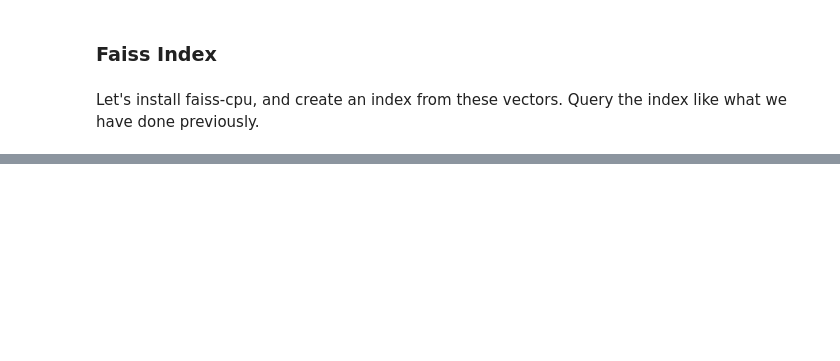
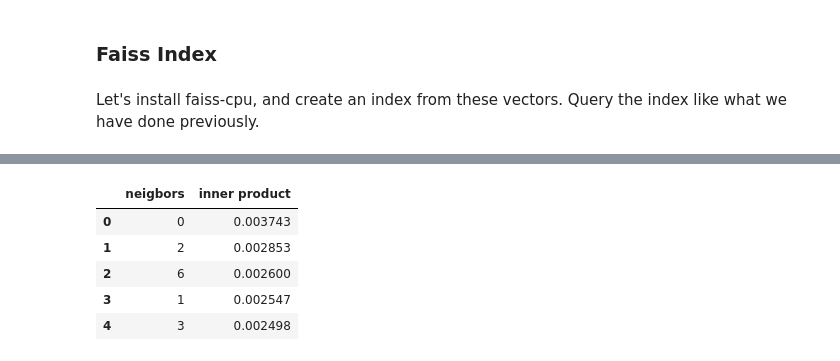
Before and after one commit to criteo-research/master-iasd, a Jupyter notebook: module3/session6/td4-part2-matrix-factorization-solution.ipynb, the cells around one changed output, grey strips where cells are left out. Saved outputs shown, nothing was run; the diff lists cells and outputs as text; code cells hidden in the pictures; blank space fills up the shorter version.

```diff
--- a/module3/session6/td4-part2-matrix-factorization-solution.ipynb
+++ b/module3/session6/td4-part2-matrix-factorization-solution.ipynb
@@ -301,0 +437,11 @@ for row in rows:
+# %%
+%%time
+
+pmi_pdf = (
+    pmi_df
+    .join(vocabulary_df.withColumnRenamed("movieId", "movieId1"), on="movieId1")
+    .withColumnRenamed("index", "i")
+    .join(vocabulary_df.withColumnRenamed("movieId", "movieId2"), on="movieId2")
+    .withColumnRenamed("index", "j")
+    .select("i", "j", "pmi")
+).toPandas()
@@ -301,0 +451,8 @@ for row in rows:
+# %%
+from scipy.sparse import coo_matrix
+pmi_matrix = coo_matrix((pmi_pdf["pmi"].values, (pmi_pdf["i"].values, pmi_pdf["j"].values)))
+# We have built only the triangular matrix
+pmi_matrix = pmi_matrix + pmi_matrix.transpose()
+print(
+    f"We have a sparse {pmi_matrix.shape} PMI matrix with {len(pmi_matrix.nonzero()[0]):,} entries"
+)
@@ -304,5 +463,5 @@ Use the scikit-learn implementation of SVD https://scikit-learn.org/stable/modul
 # %%
 from sklearn.decomposition import TruncatedSVD
 svd = TruncatedSVD(n_components=30, random_state=42)
-svd.fit(matrix)
+svd.fit(pmi_matrix)
 # %% [output]
@@ -319,6 +475,7 @@ Let's install faiss-cpu, and create an index from these vectors. Query the index
 # %%
 # create faiss index
 import faiss
-index = faiss.IndexFlatL2(components_.shape[0])
-faiss_matrix = svd.components_.transpose().astype('float32')
-index.add(faiss_matrix)
+
+movie_embeddings = svd.components_.transpose().astype('float32')
+index = faiss.IndexFlatIP(movie_embeddings.shape[1])
+index.add(movie_embeddings)
@@ -343,0 +482,10 @@ analyze(14, 10)
+# %%
+inner_product, neighbors = index.search(movie_embeddings[0].reshape(1, -1), 5)
+pd.DataFrame({"neigbors": neighbors[0], "inner product": inner_product[0]})
+# %% [output]
+|  | neigbors | inner product |
+| 0 | 0 | 0.003743 |
+| 1 | 2 | 0.002853 |
+| 2 | 6 | 0.002600 |
+| 3 | 1 | 0.002547 |
+| 4 | 3 | 0.002498 |
```
Also changed, not shown: parts of 70 cells of this notebook, 1 other file.
